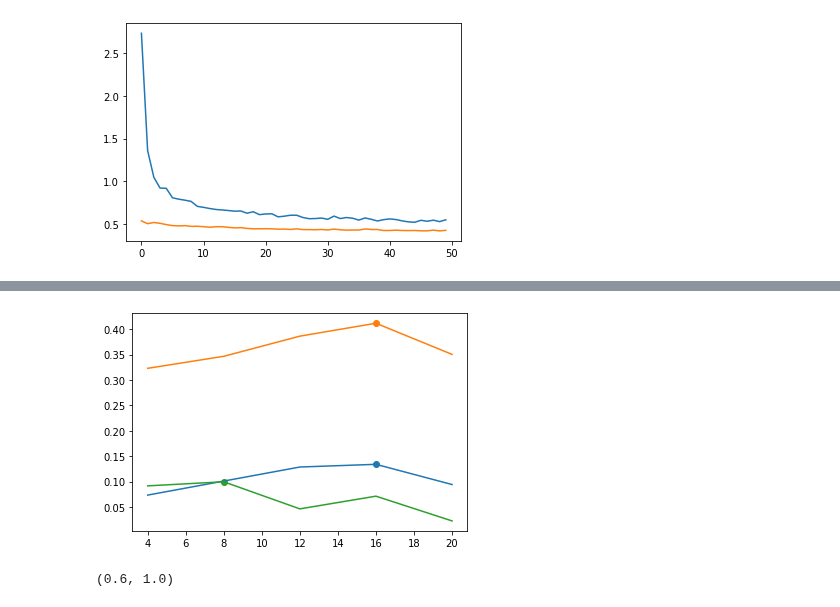
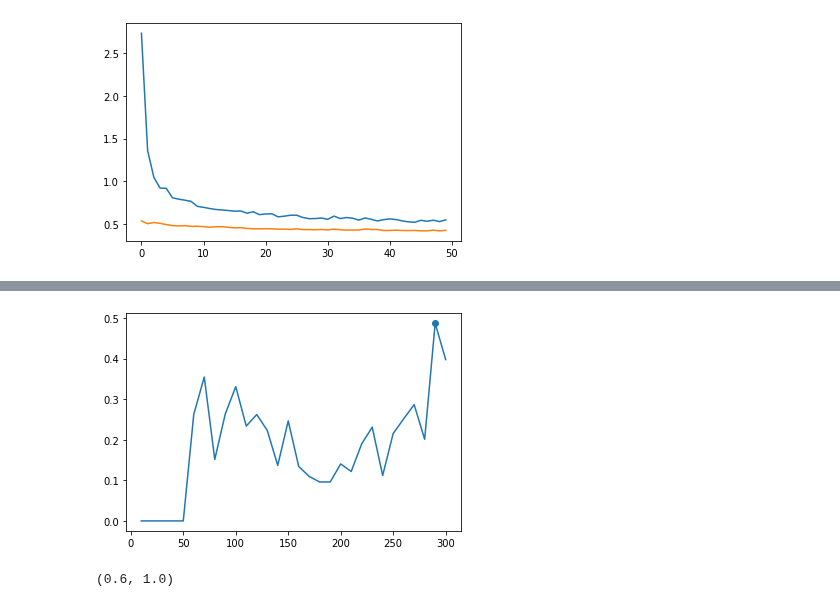
Before and after one commit to SimonFalk/beyondPianoRoll, a Jupyter notebook: flow.ipynb, the cells around one changed output, grey strips where cells are left out. Drawn from its saved outputs; the diff is of its cells as text; code cells hidden in the pictures.

```diff
--- a/flow.ipynb
+++ b/flow.ipynb
@@ -61,7 +61,7 @@ ds
 | 48 | slurtest09_IR1.wav | 32.800408 | IR | scales | 0 | 0 |
 # %%
 sel = [0,2,3,4,7,8, 20,21,34,24,42,26, 29,22,30,47,44,33]
-#sel = np.arange(49)
+sel = np.arange(49)
 ds.iloc[sel]
 # %% [output]
 |  | filename | length (s) | player | category | vibrato | polyphony |
@@ -293,10 +303,13 @@ for train_idx, test_idx in folds:
     means_per_fold.append(np.expand_dims(mean_train, axis=0))
     std_per_fold.append(np.expand_dims(std_train, axis=0))
 
-#with open('results/computed/added_means_by_fold.pickle', 'wb') as file_pi:
-#    pickle.dump(means_per_fold, file_pi)
-#with open('results/computed/added_std_by_fold.pickle', 'wb') as file_pi:
-#    pickle.dump(std_per_fold, file_pi)
+save_stats = True
+
+if save_stats:
+    with open('results/statistics/{}_mean.pickle'.format(split_name), 'wb') as file_pi:
+        pickle.dump(means_per_fold, file_pi)
+    with open('results/statistics/{}_std.pickle'.format(split_name), 'wb') as file_pi:
+        pickle.dump(std_per_fold, file_pi)
 # %%
 def compute_steps(idx, bs):
     song_sizes = np.array([len(f) for f in mm_proc_frames])[idx]-2*CONTEXT-1
@@ -304,18 +317,18 @@ def compute_steps(idx, bs):
     return np.sum(steps_per_song)
 # %%
 # Hyperparameters and modes
-datasets = "3fold_unw"
+datasets = "btb"
 continue_run = False
-training_mode = 2 # REMEMBER TO CHANGE
-check_at_epoch = 4
+training_mode = 0 # REMEMBER TO CHANGE
+check_at_epoch = 10
 
 custom_model = False
 
 save = True # REMEMBER TO CHANGE
  # REMEMBER TO CHANGE
-save_path = "results/cnn-training-230204a/" # TODO - automatically
-n_epochs = 20 # REMEMBER TO CHANGE
-learning_r = 0.001
+save_path = "results/cnn-training-230204c/" # TODO - automatically
+n_epochs = 300 # REMEMBER TO CHANGE
+learning_r = 0.01
 bs = 256
 steps_per_epoch = int(np.sum(np.array([len(f) for f in mm_proc_frames])[folds[0][0]]-2*CONTEXT-1)/bs)
 val_steps_per_epoch = 100
@@ -653,8 +687,8 @@ epochs = np.arange(check_at_epoch, n_epochs+check_at_epoch, check_at_epoch)
 score_at_ep = np.zeros((len(folds), len(audios), len(epochs), 3))
 peakss = []
 outs = []
-base_path = "results/cnn-training-230204a/"
-model_name = "3fold_unw-seq-20eps-lr0.0010-standard"
+base_path = "results/cnn-training-230204c/"
+model_name = "btb-seq-300eps-lr0.0100-standard"
 
 
 for fold_i, (train_idx, test_idx) in enumerate(folds):
@@ -711,13 +738,14 @@ WARNING:tensorflow:Value in checkpoint could not be found in the restored object
 # %%
 fold_i = 0
-metric = 2
+metric = 0
 
 for fold_i in range(len(folds)):
     y = np.sum(score_at_ep[fold_i,:,:,metric], axis=0)/(len(test_idx))
+    #y = score_at_ep[fold_i,17,:,metric]
     plt.plot(epochs, y)
     plt.scatter(epochs[np.argmax(y)], np.max(y))
 # %% [output]
-[figure, old version]
+[figure, new version]
 # %%
 plt.figure(figsize=(10,8))
 fold_to_rec = ds[ds["player"].isin(["SA", "IR"])].index.values
```
Also changed, not shown: parts of 8 cells of this notebook.
